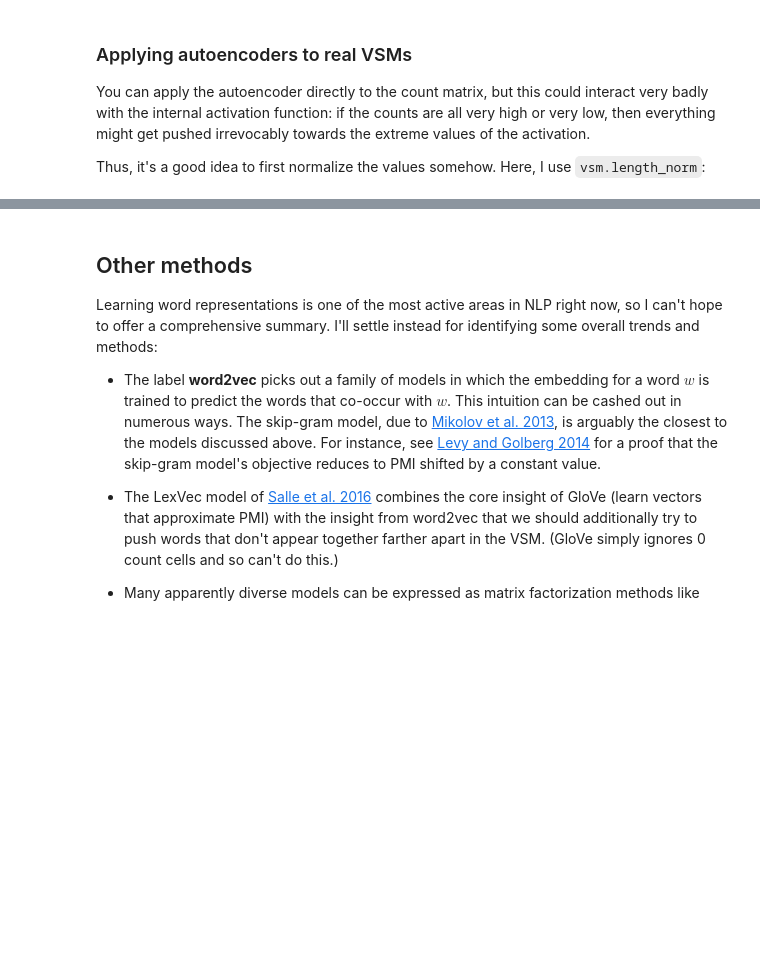
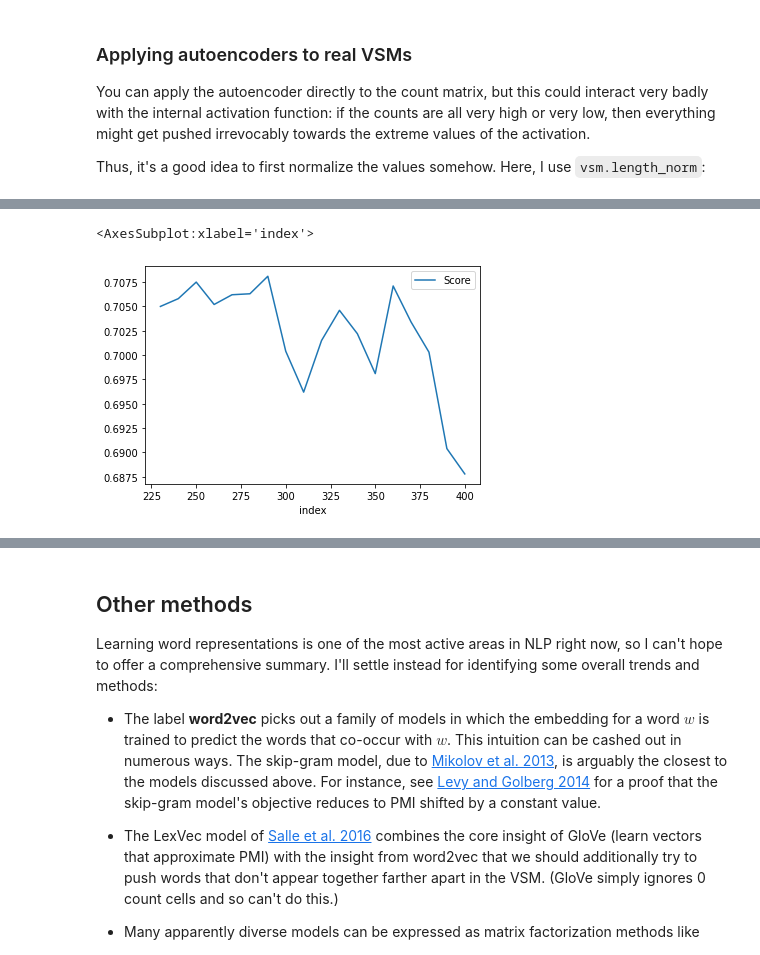
Before and after one commit to americanthinker/cs224u, a Jupyter notebook: vsm_02_dimreduce.ipynb, the cells around one changed output, grey strips where cells are left out. Cells and saved outputs as stored; diff of their text form; code cells hidden in the pictures; blank space fills up the shorter version.

```diff
--- a/vsm_02_dimreduce.ipynb
+++ b/vsm_02_dimreduce.ipynb
@@ -393,3 +408,15 @@ Thus, it's a good idea to first normalize the values somehow. Here, I use `vsm.l
+# %%
+from vsm import observed_over_expected, pmi
+
+def run_ppmi_lsa_pipeline(count_df, k):
+    #reweights count matrix with PPMI
+    ppmi_df = pmi(count_df)
+
+    #reduce dimensions to k
+    lsa_df = vsm.lsa(ppmi_df, k=k)
+
+    #evaluate matrices and return rho value
+    return lsa_df
 # %%
 yelp5_l2 = yelp5.apply(vsm.length_norm, axis=1)
 # %%
@@ -426,0 +437,11 @@ dtype: float64
+# %%
+#try three different training count matrices
+lsa_pmi_df = run_ppmi_lsa_pipeline(giga5, 200)
+# %%
+scores = {}
+
+for x in range(230,410,10):
+    giga5_pmi_lsa = TorchAutoencoder(max_iter=1500, hidden_dim=x, eta=0.01).fit(lsa_pmi_df)
+    df, rho = vsm.word_relatedness_evaluation(highest, giga5_pmi_lsa)
+    scores[x] = np.round(rho, 4)
+    print(f'Score captured for value {x}')
@@ -426,0 +462,4 @@ dtype: float64
+# %%
+score_df = pd.DataFrame.from_dict(scores, orient='index', columns=['Score'])
+score_df = score_df.reset_index()
+score_df
@@ -426,0 +484,5 @@ dtype: float64
+# %%
+score_df.plot('index', 'Score')
+# %% [output]
+<AxesSubplot:xlabel='index'>
+[figure, added]
```
Also changed, not shown: parts of 16 cells of this notebook, 3 other files.
